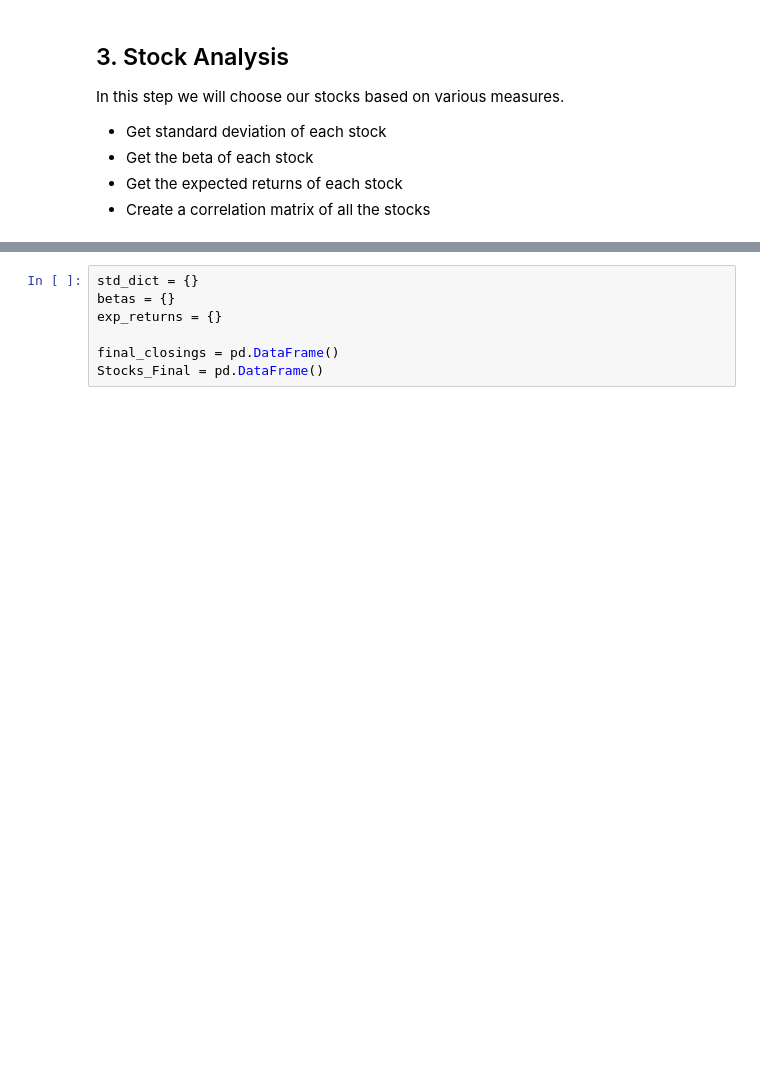
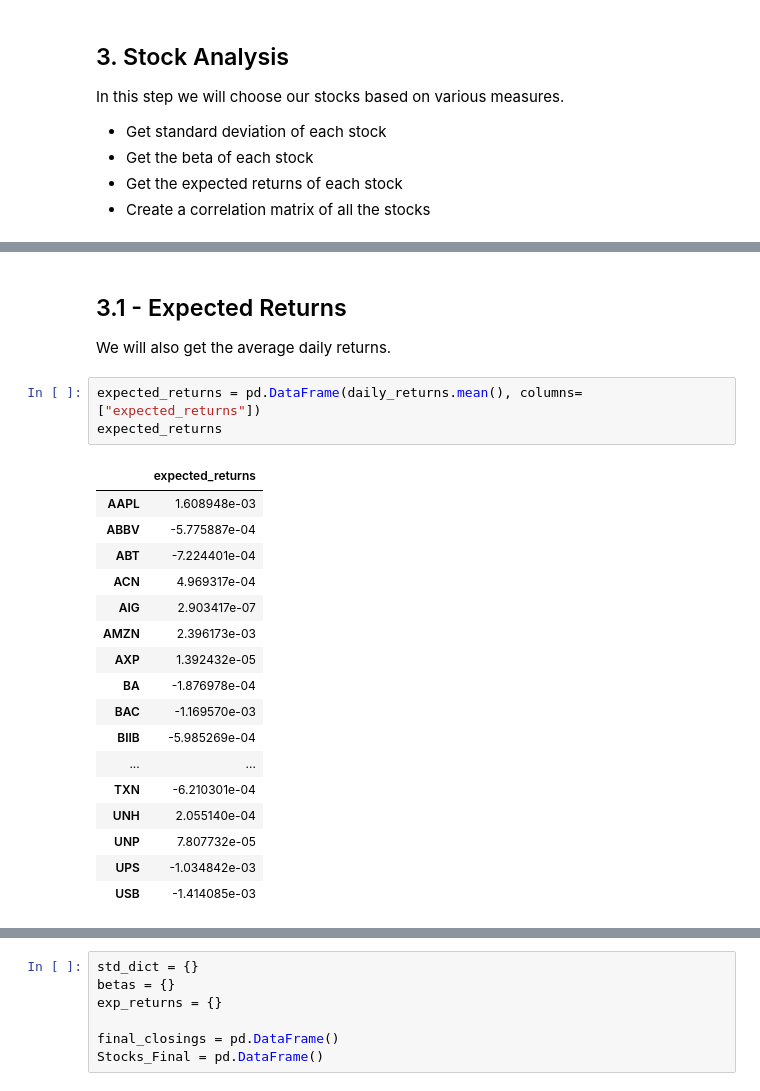
Before and after one commit to Zemelware/robo_stock_advisor, a Jupyter notebook: robo_stock_advisor.ipynb, the cells around one changed output, grey strips where cells are left out. Drawn from its saved outputs; the diff is of its cells as text; blank space fills up the shorter version.

```diff
--- a/robo_stock_advisor.ipynb
+++ b/robo_stock_advisor.ipynb
@@ -204,0 +217,25 @@ In this step we will choose our stocks based on various measures.
+# %% [markdown]
+## 3.1 - Expected Returns
+
+We will also get the average daily returns.
+# %%
+expected_returns = pd.DataFrame(daily_returns.mean(), columns=["expected_returns"])
+expected_returns
+# %% [output]
+|  | expected_returns |
+| AAPL | 1.608948e-03 |
+| ABBV | -5.775887e-04 |
+| ABT | -7.224401e-04 |
+| ACN | 4.969317e-04 |
+| AIG | 2.903417e-07 |
+| AMZN | 2.396173e-03 |
+| AXP | 1.392432e-05 |
+| BA | -1.876978e-04 |
+| BAC | -1.169570e-03 |
+| BIIB | -5.985269e-04 |
+| ... | ... |
+| TXN | -6.210301e-04 |
+| UNH | 2.055140e-04 |
+| UNP | 7.807732e-05 |
+| UPS | -1.034842e-03 |
+| USB | -1.414085e-03 |
```
Also changed, not shown: parts of 12 cells of this notebook.
